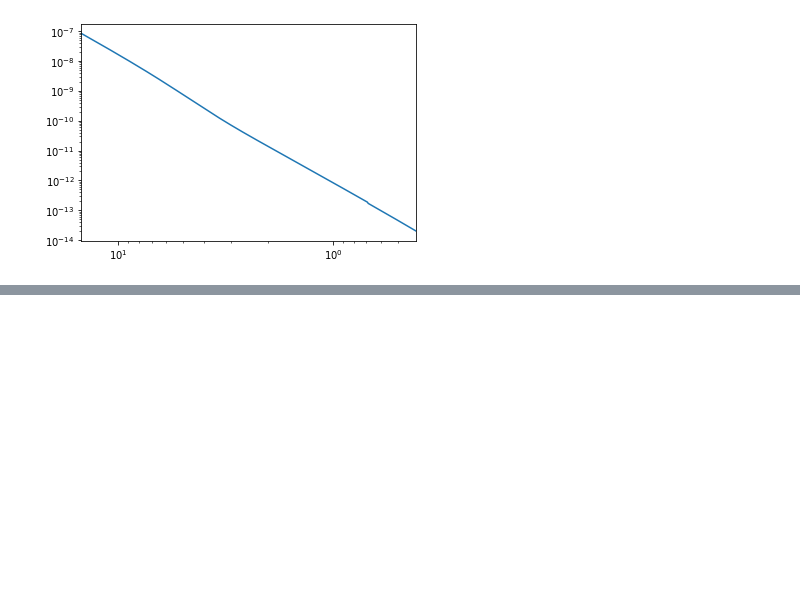
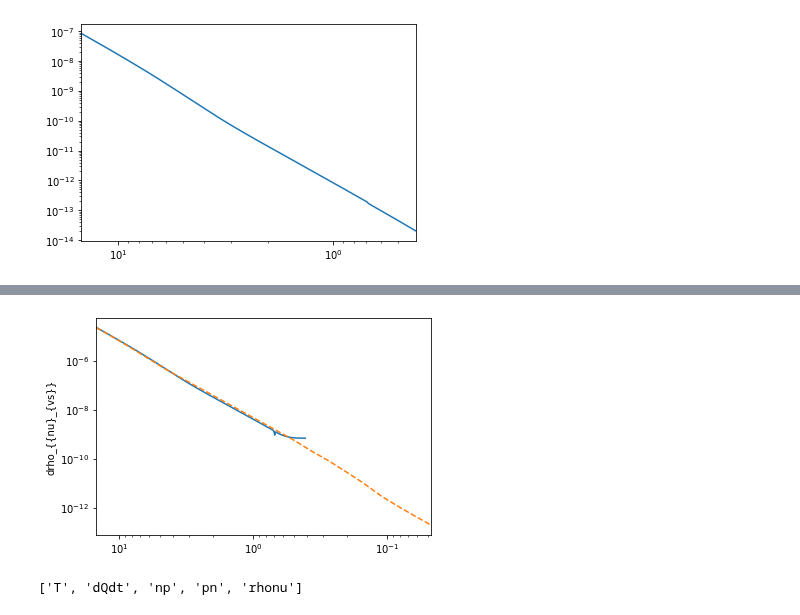
Before and after one commit to nuLABatUSD/BBN_sterile_decay, a Jupyter notebook: diff_plots.ipynb, the cells around one changed output, grey strips where cells are left out. Cells and saved outputs as stored; diff of their text form; code cells hidden in the pictures; blank space fills up the shorter version.

```diff
--- a/diff_plots.ipynb
+++ b/diff_plots.ipynb
@@ -160,0 +202,4 @@ plt.xlim(max(TT), min(TT))
+# %%
+diff_plot(res[0], res_h[0], 'drho_{{nu}_{vs}}')
+# %% [output]
+[figure, added]
@@ -160,0 +208,4 @@ plt.xlim(max(TT), min(TT))
+# %%
+npz.files
+# %% [output]
+['T', 'dQdt', 'np', 'pn', 'rhonu']
```
Also changed, not shown: parts of 5 cells of this notebook.
